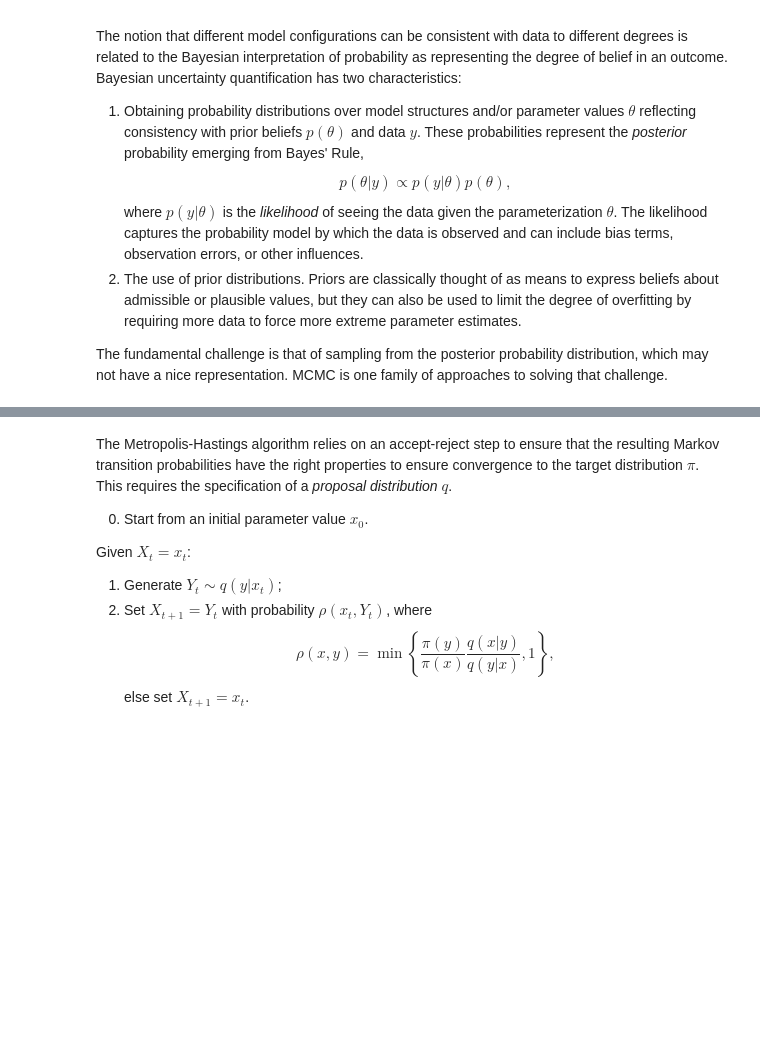
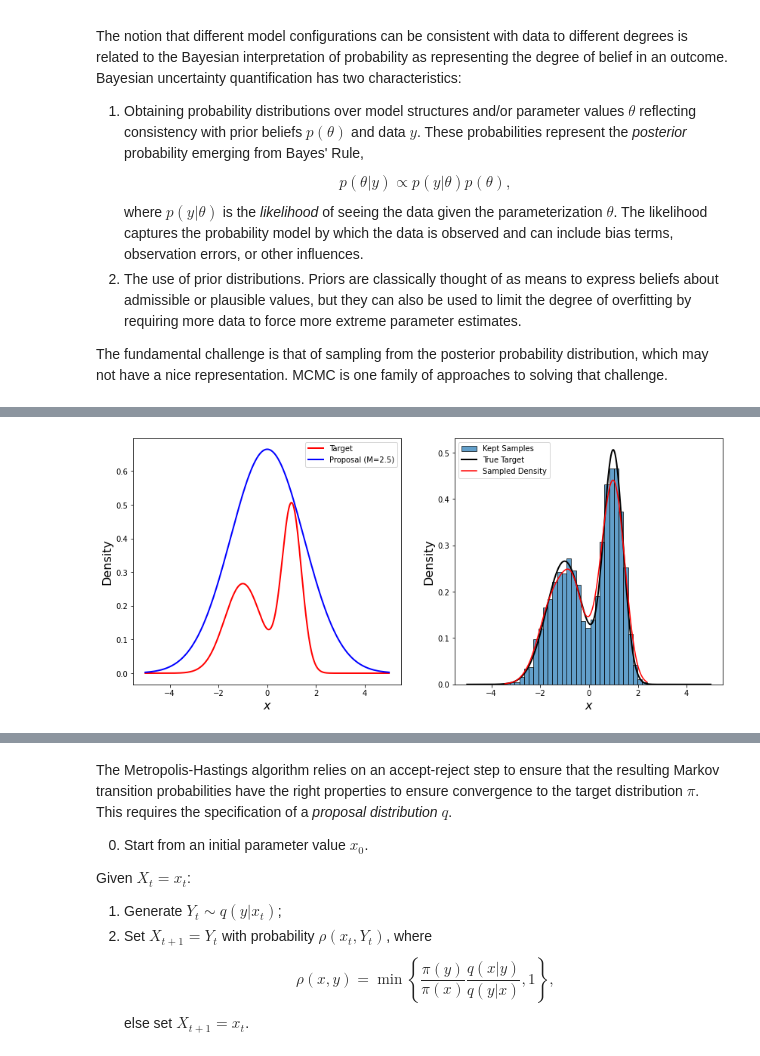
Before and after one commit to IMMM-SFA/msd_uncertainty_ebook, a Jupyter notebook: notebooks/mcmc.ipynb, the cells around one changed output, grey strips where cells are left out. Cells and saved outputs as stored; diff of their text form; code cells hidden in the pictures; blank space fills up the shorter version.

```diff
--- a/notebooks/mcmc.ipynb
+++ b/notebooks/mcmc.ipynb
@@ -33,0 +43,50 @@ MCMC is one family of approaches to solving that challenge.
+# %%
+# Define the target mixture model pdf.
+# This represents a 50/50 mixture of N(-1, 0.75) and N(1, 0.4).
+def mixture_pdf(x):
+    return 0.5 * stats.norm.pdf(x, loc=-1, scale=0.75) + 0.5 * stats.norm.pdf(x, loc=1, scale=0.4)
+
+# Create an array of x values from -5 to 5 with a step of 0.01.
+x = np.arange(-5, 5, 0.01)
+
+# Set the number of samples and the constant M for rejection sampling.
+nsamp = 10000
+M = 2.5
+
+# Draw nsamp samples from the proposal distribution (Normal(0, 1.5)).
+u = np.random.uniform(0, 1, nsamp)
+y = np.random.normal(0, 1.5, nsamp)
+
+# Calculate the proposal density g and target density f at y.
+g = stats.norm.pdf(y, loc=0, scale=1.5)
+f = mixture_pdf(y)
+
+# Acceptance criterion: u < f / (M * g)
+keep_samp = u < (f / (M * g))
+accepted = y[keep_samp]
+
+# Estimate density using Gaussian KDE.
+kde = stats.gaussian_kde(accepted)
+y_vals = np.linspace(accepted.min(), accepted.max(), 200)
+
+# Plot the target mixture model and the proposal distribution.
+fig, axs = plt.subplots(1, 2, figsize=(14, 6))
+
+axs[0].plot(x, mixture_pdf(x), lw=2, color='red', label='Target')
+axs[0].plot(x, 2.5 * stats.norm.pdf(x, loc=0, scale=1.5), lw=2, color='blue', label='Proposal (M=2.5)')
+axs[0].set_xlabel(r'$x$', size=16)
+axs[0].set_ylabel('Density', size=16)
+
+axs[0].legend()
+
+axs[1].hist(accepted, bins=30, density=True, alpha=0.7, edgecolor='black', label='Kept Samples')
+axs[1].plot(x, mixture_pdf(x), lw=2, color='black', label='True Target')
+
+axs[1].plot(y_vals, kde(y_vals), color='red', label='Sampled Density')
+axs[1].set_xlabel(r'$x$', size=16)
+axs[1].set_ylabel('Density', size=16)
+axs[1].legend(loc='upper left')
+
+plt.show()
+# %% [output]
+[figure, added]
```
Also changed, not shown: parts of 23 cells of this notebook, 29 other files.
